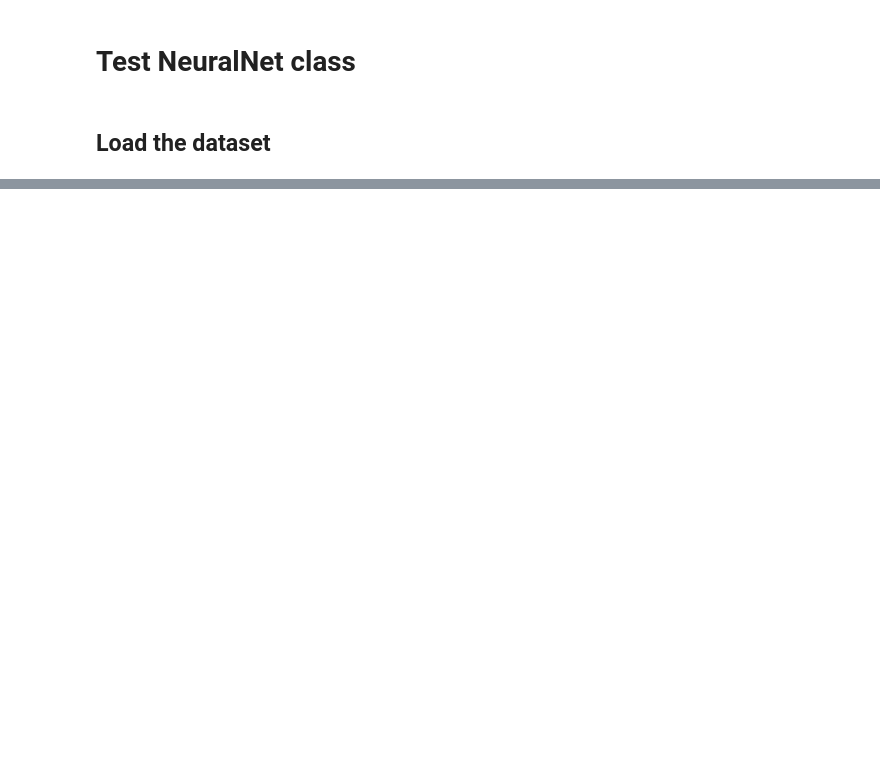
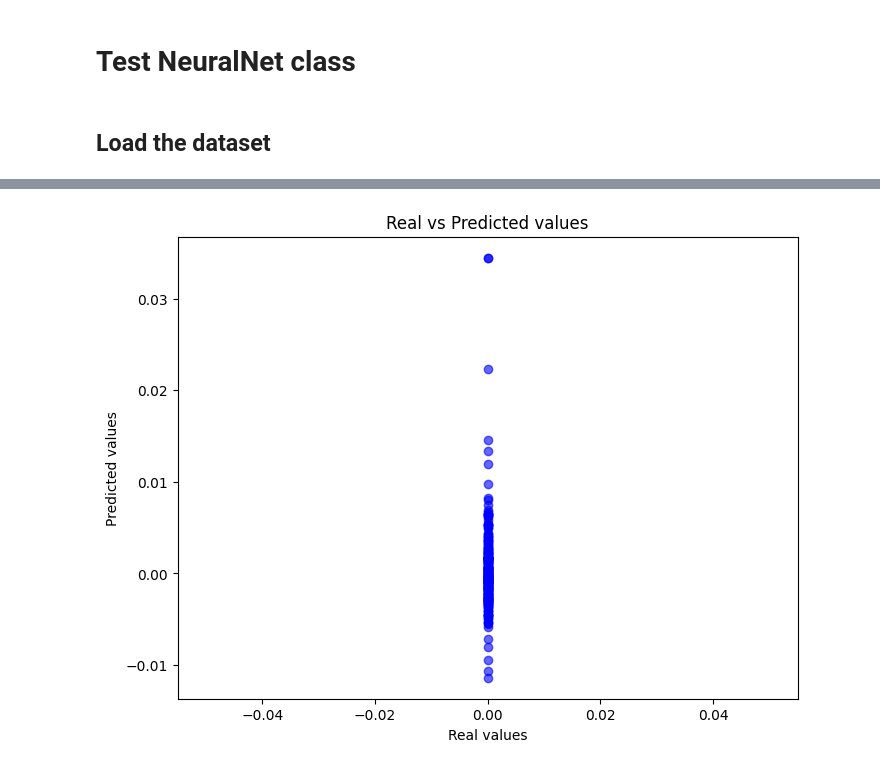
Before and after one commit to valeriapgil/HousePrices, a Jupyter notebook: TryNeuralNetClass.ipynb, the cells around one changed output, grey strips where cells are left out. Drawn from its saved outputs; the diff is of its cells as text; code cells hidden in the pictures; blank space fills up the shorter version.

```diff
--- a/TryNeuralNetClass.ipynb
+++ b/TryNeuralNetClass.ipynb
@@ -73,0 +12,25 @@ df.head(100)
+# %%
+df = pd.read_csv('data_clean.csv')
+df = df.select_dtypes(include = ['float64', 'int64'])
+
+#store the min and the max of each column to denormalize the data later
+min_max = {}
+for column in df.columns:
+    min_max[column] = [df[column].abs().min(), df[column].abs().max()]
+
+# normalize all the data of the dataframe between 0 and 1
+df_scaled = df.copy()
+
+#normalize the data between 0 and 1 using the min_max dictionary
+for column in df_scaled.columns:
+    df_scaled[column] = 0.1 + 0.8 * (df_scaled[column] - min_max[column][0])  / (min_max[column][1] - min_max[column][0])
+
+y = df_scaled['SalePrice'].astype(int).values
+X = df_scaled.drop('SalePrice', axis=1).values
+
+
+X_train, X_test, y_train, y_test = train_test_split(X, y, test_size=0.2, random_state=42)
+
+
+nn = NeuralNet(layers=[X_train.shape[1], 64, 32, 1], function='tanh')
+nn.fit(X_train, y_train)
@@ -73,0 +81,10 @@ df.head(100)
+# %%
+plt.figure(figsize=(8,6))
+plt.scatter(y_test, predictions, alpha=0.6, color='blue')
+plt.plot([y_test.min(), y_test.max()], [y_test.min(), y_test.max()], 'r--', lw=2)
+plt.xlabel('Real values')
+plt.ylabel('Predicted values')
+plt.title('Real vs Predicted values')
+plt.show()
+# %% [output]
+[figure, added]
```
Also changed, not shown: parts of 4 cells of this notebook, 1 other file.
